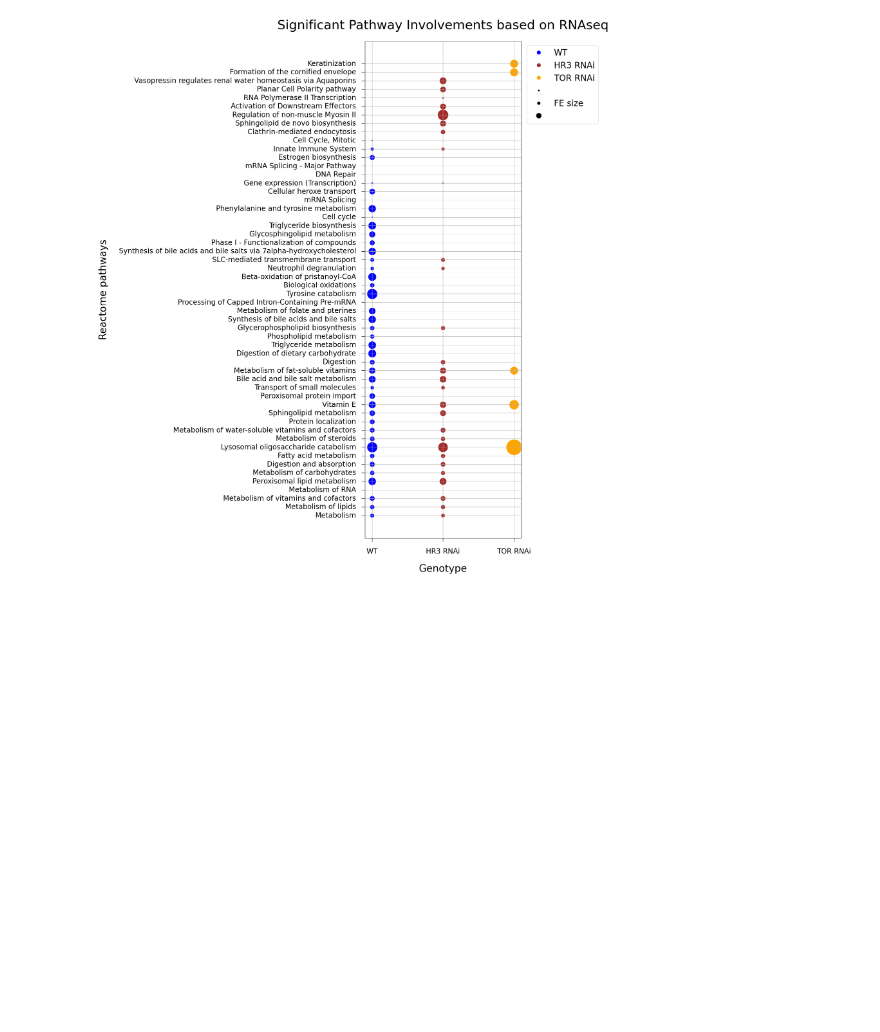
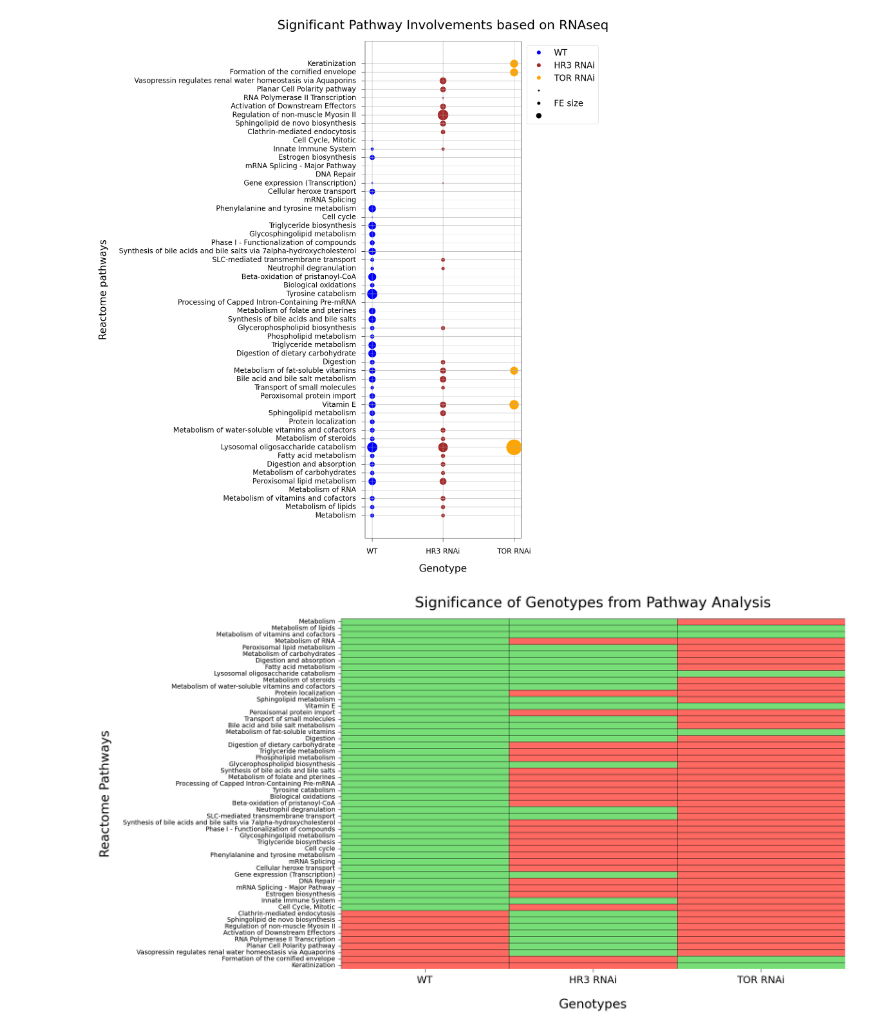
Before and after one commit to nzomorrodnia/bachelorproject_drosophila, a Jupyter notebook: RNA seq pathway analysis.ipynb, the cells around one changed output. Drawn from its saved outputs; the diff is of its cells as text; code cells hidden in the pictures; blank space fills up the shorter version.

Commit message:
add rna heatmap

```diff
--- a/RNA seq pathway analysis.ipynb
+++ b/RNA seq pathway analysis.ipynb
@@ -197,3 +199,57 @@ plt.tight_layout()
 plt.show()
 # %% [output]
 [figure]
+# %%
+font = FontProperties(family='DejaVu Sans', size=18)
+
+# Define the pathway and genotype labels
+pathway_labels = df_RNASEQ_pathways['Reactome pathways']
+genotype_labels = ['WT', 'HR3 RNAi', 'TOR RNAi']
+
+wt_pathways = df_RNASEQ_pathways['WT']
+hr3_pathways = df_RNASEQ_pathways['HR3']
+tor_pathways = df_RNASEQ_pathways['TOR']
+
+
+# Create the figure with larger figsize
+fig, ax = plt.subplots(figsize=(20, 14))  # Adjust the values as needed
+
+# Create a presence/absence matrix
+presence_matrix = []
+for i, pathway in enumerate(pathway_labels):
+    presence_row = []
+    for genotype in genotype_labels:
+        if (genotype == 'WT' and wt_pathways[i] == 'x') or \
+           (genotype == 'HR3 RNAi' and hr3_pathways[i] == 'x') or \
+           (genotype == 'TOR RNAi' and tor_pathways[i] == 'x'):
+            presence_row.append(1)  # Green
+        else:
+            presence_row.append(0)  # Red
+    presence_matrix.append(presence_row)
+
+# Create a dataframe from the presence matrix
+df = pd.DataFrame(presence_matrix, columns=genotype_labels, index=pathway_labels)
+
+# Create the heatmap using seaborn with red and green colors
+cmap = sns.color_palette(['#FF6961', '#77DD77'])
+sns.heatmap(df, cmap=cmap, cbar=False, linewidths=0.5, linecolor='black', annot=False)
+
+# Customize the plot
+plt.xlabel('Genotypes')
+plt.ylabel('Pathways')
+
+# Adjust the position of the y-axis label
+plt.ylabel('Reactome Pathways', labelpad=25, size=28)
+plt.xlabel('Genotypes', labelpad=30, size=28)
+
+# Increase the fontsize of 'WT', 'HR3 RNAi', and 'TOR RNAi' labels
+ax.tick_params(axis="x", which="both", labelsize=22, pad=8, length=7)  # Adjust the fontsize as needed
+ax.tick_params(axis="y", which="both", labelsize=14, pad=6, length=7)  # Adjust the fontsize as needed
+
+# Set title and adjust plot layout
+title = plt.title('Significance of Genotypes from Pathway Analysis', fontproperties=font, size=32, pad=25)  # Increase the 'pad' value to add more spacing
+
+# Show the plot
+plt.show()
+# %% [output]
+[figure, added]
```
Also changed, not shown: parts of 1 cell of this notebook.
